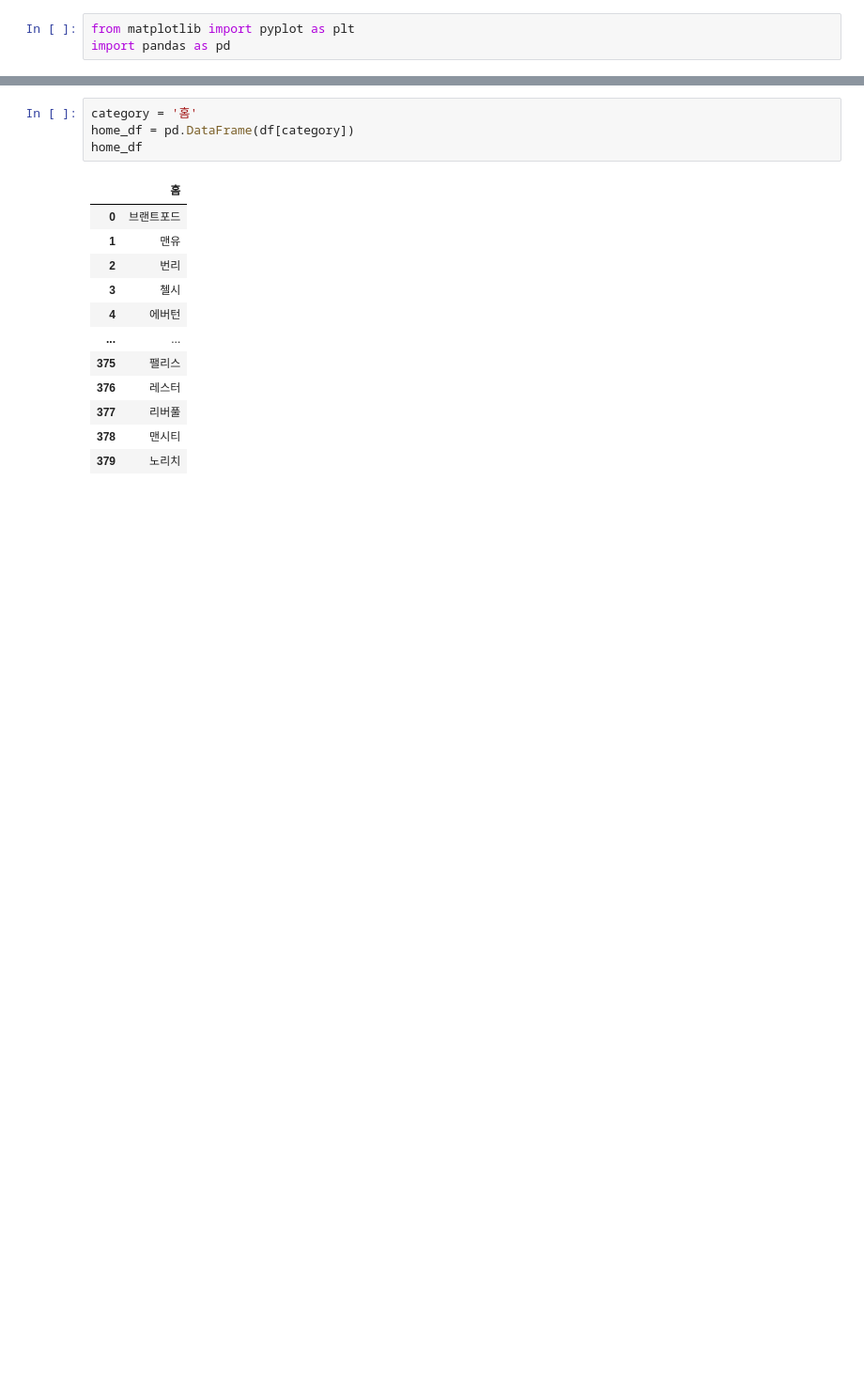
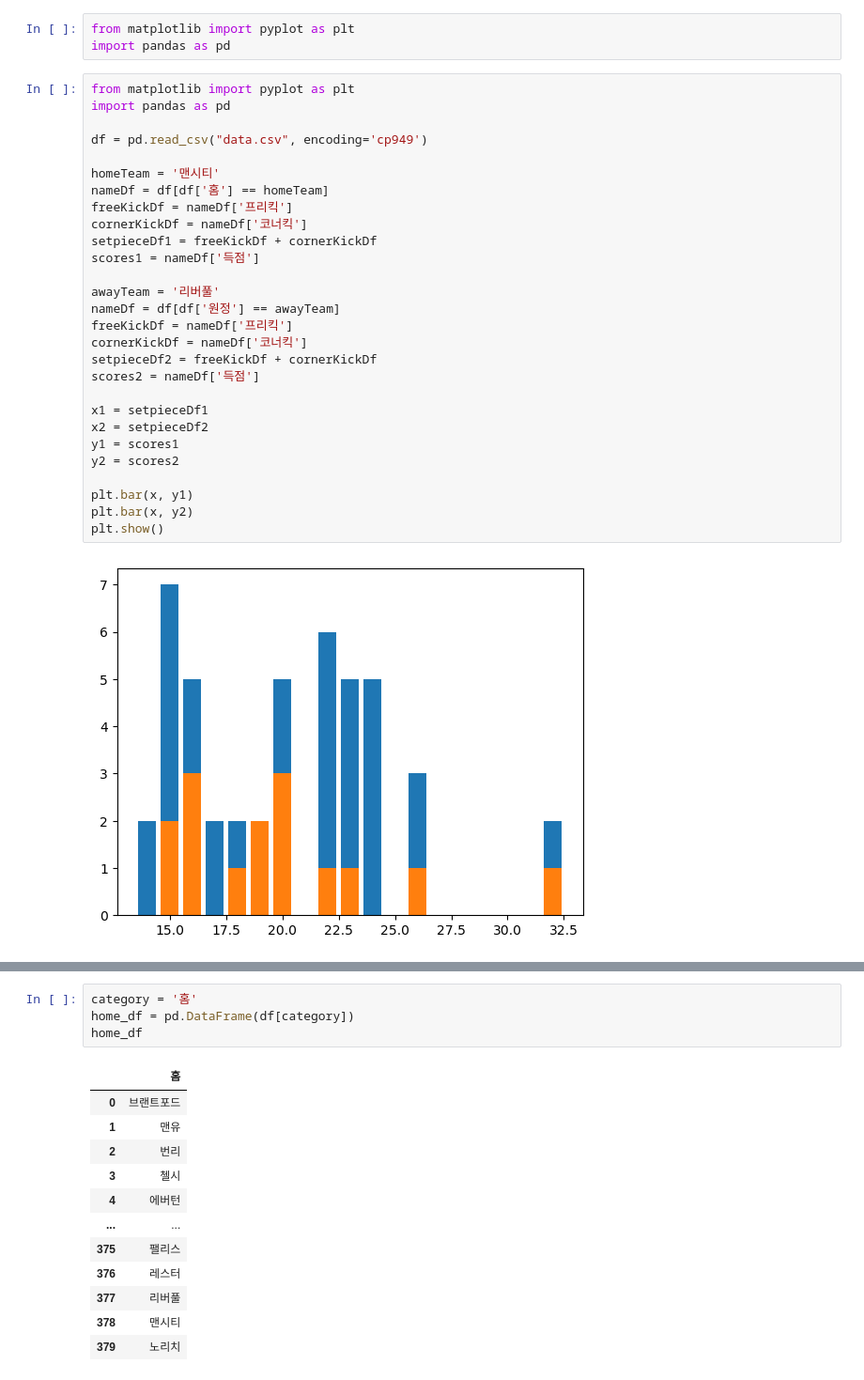
Before and after one commit to cjdrudco/KKC_Python_Project, a Jupyter notebook: Untitled.ipynb, the cells around one changed output, grey strips where cells are left out. Shown at 94% size. Saved outputs shown, nothing was run; the diff lists cells and outputs as text; blank space fills up the shorter version.

```diff
--- a/Untitled.ipynb
+++ b/Untitled.ipynb
@@ -1,6 +1,36 @@
 # %%
 from matplotlib import pyplot as plt
 import pandas as pd
+# %%
+from matplotlib import pyplot as plt
+import pandas as pd
+
+df = pd.read_csv("data.csv", encoding='cp949')
+
+homeTeam = '맨시티'
+nameDf = df[df['홈'] == homeTeam]
+freeKickDf = nameDf['프리킥']
+cornerKickDf = nameDf['코너킥']
+setpieceDf1 = freeKickDf + cornerKickDf
+scores1 = nameDf['득점']
+
+awayTeam = '리버풀'
+nameDf = df[df['원정'] == awayTeam]
+freeKickDf = nameDf['프리킥']
+cornerKickDf = nameDf['코너킥']
+setpieceDf2 = freeKickDf + cornerKickDf
+scores2 = nameDf['득점']
+
+x1 = setpieceDf1
+x2 = setpieceDf2
+y1 = scores1
+y2 = scores2
+
+plt.bar(x, y1)
+plt.bar(x, y2)
+plt.show()
+# %% [output]
+[figure, added]
 # %%
 df = pd.read_csv("data.csv", encoding='cp949')
 df
```
Also changed, not shown: parts of 1 cell of this notebook, 2 other files.
